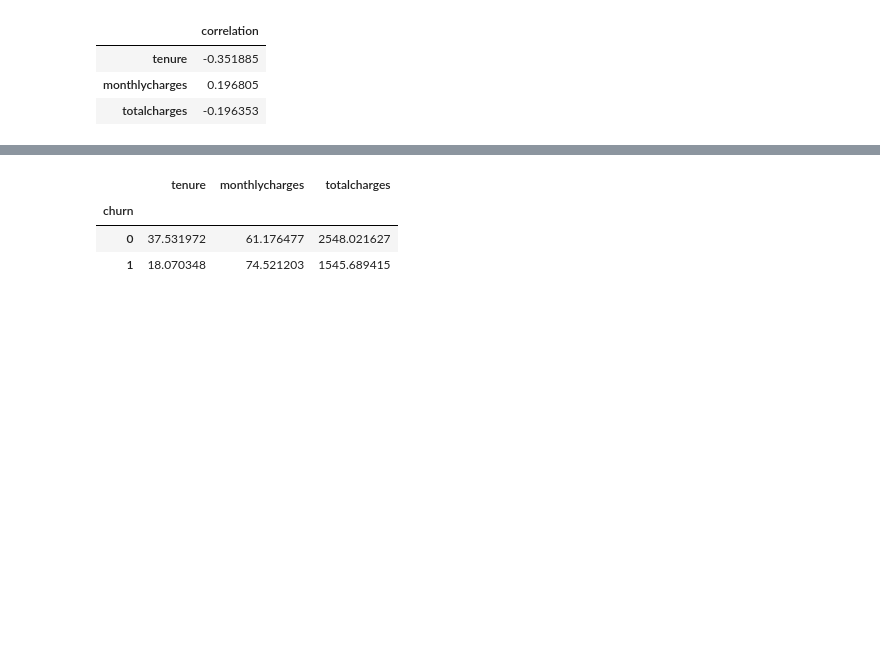
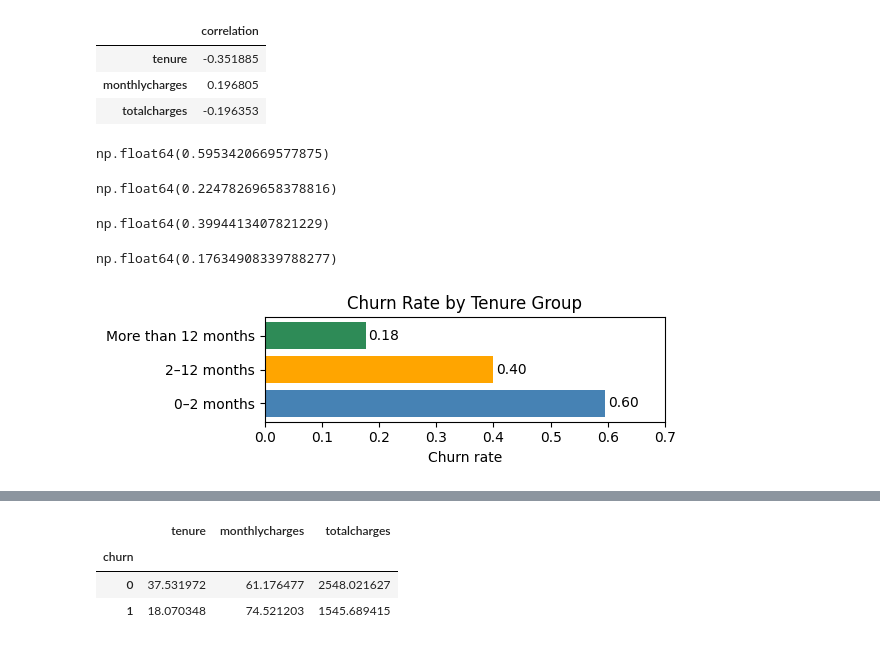
Before and after one commit to ekhlebus/ml-zoomcamp, a Jupyter notebook: 03-classification_churn_prediction/03-churn.ipynb, the cells around one changed output, grey strips where cells are left out. Drawn from its saved outputs; the diff is of its cells as text; code cells hidden in the pictures; blank space fills up the shorter version.

```diff
--- a/03-classification_churn_prediction/03-churn.ipynb
+++ b/03-classification_churn_prediction/03-churn.ipynb
@@ -717,3 +742,48 @@ df_train_full[numerical].corrwith(df_train_full.churn).to_frame('correlation')
 | tenure | -0.351885 |
 | monthlycharges | 0.196805 |
 | totalcharges | -0.196353 |
+# %%
+# Let's look at the churn rate for customers with tenure less than or equal to 2 months
+df_train_full[df_train_full.tenure <= 2].churn.mean()
+# %% [output]
+np.float64(0.5953420669577875)
+# %%
+df_train_full[df_train_full.tenure > 2].churn.mean()
+# %% [output]
+np.float64(0.22478269658378816)
+# %%
+# Let's check what is churn rate for customers with tenure more than 2 months and less than one year
+df_train_full[(df_train_full.tenure > 2) & (df_train_full.tenure <= 12)].churn.mean()
+# %% [output]
+np.float64(0.3994413407821229)
+# %%
+df_train_full[df_train_full.tenure > 12].churn.mean()
+# %% [output]
+np.float64(0.17634908339788277)
+# %%
+# compute values for churn rate by tenure groups
+v1 = df_train_full[df_train_full.tenure <= 2].churn.mean()
+v2 = df_train_full[(df_train_full.tenure > 2) & (df_train_full.tenure <= 12)].churn.mean()
+v3 = df_train_full[df_train_full.tenure > 12].churn.mean()
+
+values = [v1, v2, v3]
+labels = ["0–2 months", "2–12 months", "More than 12 months"]
+colors = ["steelblue", "orange", "seagreen"]   # three different colors
+
+# horizontal bar plot
+plt.figure(figsize=(6, 2))
+plt.barh(labels, values, color=colors)
+plt.xlabel("Churn rate")
+plt.title("Churn Rate by Tenure Group")
+
+# optional: show values on bars
+for i, v in enumerate(values):
+    plt.text(v + 0.005, i, f"{v:.2f}", va='center')
+
+# set max axis tick / limit
+plt.xlim(0, 0.7)
+
+plt.tight_layout()
+plt.show()
+# %% [output]
+[figure, added]
```
Also changed, not shown: parts of 26 cells of this notebook.
